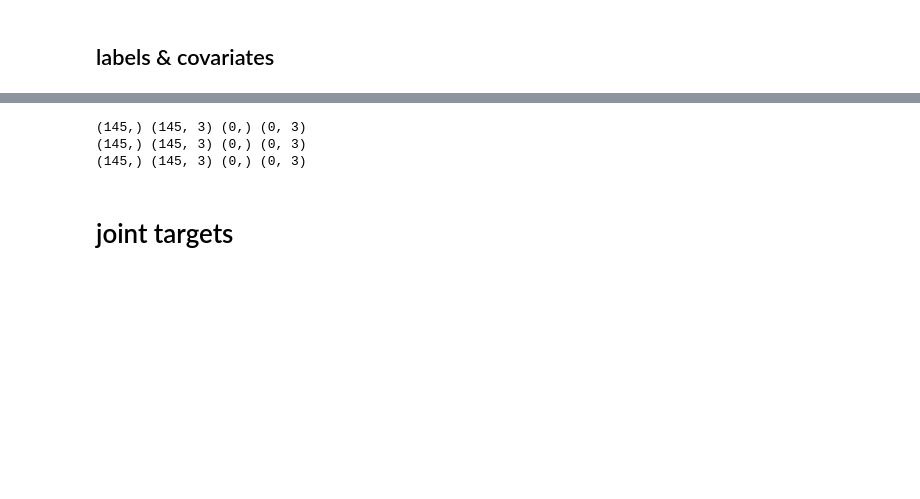
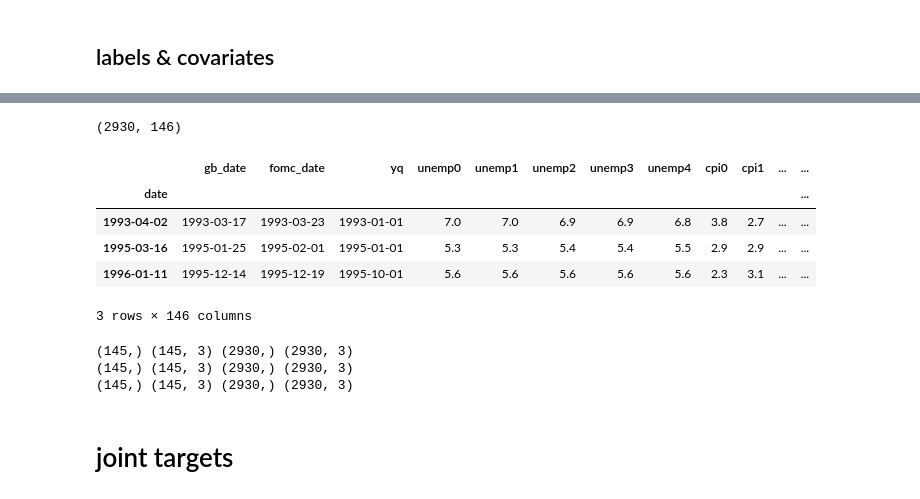
Before and after one commit to MaximilianAhrens/scholar4regression, a Jupyter notebook: import_custom_mp_data.ipynb, the cells around one changed output, grey strips where cells are left out. Cells and saved outputs as stored; diff of their text form; code cells hidden in the pictures; blank space fills up the shorter version.

```diff
--- a/import_custom_mp_data.ipynb
+++ b/import_custom_mp_data.ipynb
@@ -16,7 +16,7 @@ if sys.platform == "darwin":
     pass
 else:
     raw_data_path = "/nfs/home/maxa/data/mp_speeches/"
-    output_dir = raw_data_path + "scholar/"
+    output_dir = raw_data_path + "scholar_gbspeeches/"
 try:
     os.mkdir(output_dir)
 except:
@@ -108,2 +149,14 @@ df.head(3)
+# %%
+df_speeches = pd.read_csv(raw_data_path + "/datasets_by_meet_date/speeches/speeches_metadata_tfidf17.csv", header = 0, index_col = 0)
+print(df_speeches.shape)
+df_speeches.head(3)
+# %% [output]
+(2930, 146)
+|  | gb_date | fomc_date | yq | unemp0 | unemp1 | unemp2 | unemp3 | unemp4 | cpi0 | cpi1 | ... | ... |
+| date |  |  |  |  |  |  |  |  |  |  |  | ... |
+| 1993-04-02 | 1993-03-17 | 1993-03-23 | 1993-01-01 | 7.0 | 7.0 | 6.9 | 6.9 | 6.8 | 3.8 | 2.7 | ... | ... |
+| 1995-03-16 | 1995-01-25 | 1995-02-01 | 1995-01-01 | 5.3 | 5.3 | 5.4 | 5.4 | 5.5 | 2.9 | 2.9 | ... | ... |
+| 1996-01-11 | 1995-12-14 | 1995-12-19 | 1995-10-01 | 5.6 | 5.6 | 5.6 | 5.6 | 5.6 | 2.3 | 3.1 | ... | ... |
+3 rows × 146 columns
 # %%
 # define variables
@@ -118,34 +181,40 @@ L1d_rgdp = df.L1rgdp4 - df.L1rgdp0
 # %%
 names = ["u","cpi","gdp"]
-for idx, tv in enumerate([d_u, d_cpi, d_rgdp]):
-    y = tv
-    x = df[["L1unemp0","L1cpi0","L1rgdp0"]]
+controls = ["L1unemp0","L1cpi0","L1rgdp0"]
+train_covars = df_gb[controls]
+dev_covars = df_speeches[controls]
+train_vars = [d_u_train, d_cpi_train, d_rgdp_train]
+dev_vars = [d_u_dev, d_cpi_dev, d_rgdp_dev]
 
-    # de-mean data to have fair comparison againt pure OLS
-    y = y - np.mean(y)
-    x = x - np.mean(x)
+# de-mean data to have fair comparison againt pure OLS
+train_covars = train_covars - np.mean(train_covars)
+dev_covars = dev_covars - np.mean(dev_covars)
 
-    train_y = y[:cut]
+for idx in range(len(names)):
+    train_y = train_vars[idx]
+    dev_y = dev_vars[idx]
+
+    # de-mean y
+    train_y = train_y - np.mean(train_y)
+    dev_y = dev_y - np.mean(dev_y)
+
     train_y.index = train_ids
     train_y.to_csv(output_dir + "train.target_{}.csv".format(names[idx]))
 
-    test_y = y[cut:]
-    test_y.index = test_ids
-    test_y.to_csv(output_dir + "test.target_{}.csv".format(names[idx]))
+    dev_y.index = dev_ids
+    dev_y.to_csv(output_dir + "dev.target_{}.csv".format(names[idx]))
 
-    train_covars = x[:cut]
     train_covars.index = train_ids
     train_covars.to_csv(output_dir + "train.covars_{}.csv".format(names[idx]))
 
-    test_covars = x[cut:]
-    test_covars.index = test_ids
-    test_covars.to_csv(output_dir + "test.covars_{}.csv".format(names[idx]))
+    dev_covars.index = dev_ids
+    dev_covars.to_csv(output_dir + "dev.covars_{}.csv".format(names[idx]))
 
-    print(train_y.shape, train_covars.shape, test_y.shape, test_covars.shape)
+    print(train_y.shape, train_covars.shape, dev_y.shape, dev_covars.shape)
 # %% [output]
-(145,) (145, 3) (0,) (0, 3)
-(145,) (145, 3) (0,) (0, 3)
-(145,) (145, 3) (0,) (0, 3)
+(145,) (145, 3) (2930,) (2930, 3)
+(145,) (145, 3) (2930,) (2930, 3)
+(145,) (145, 3) (2930,) (2930, 3)
 # %% [markdown]
 # joint targets
 # %%
```
Also changed, not shown: parts of 23 cells of this notebook, 3 other files.
